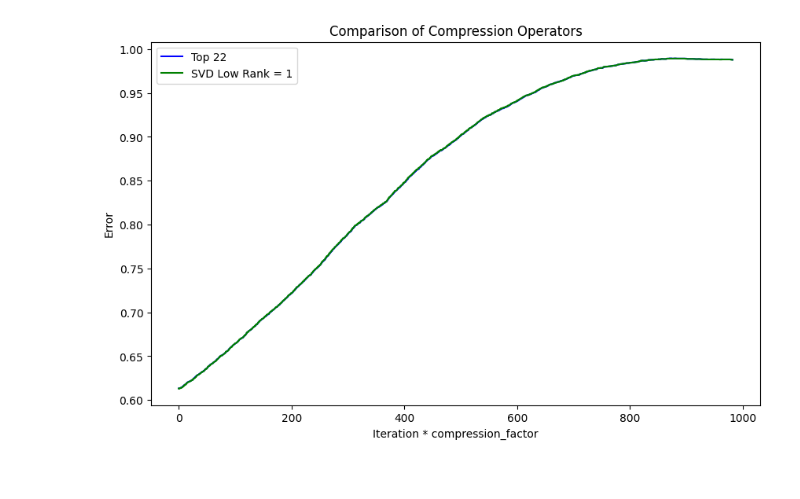
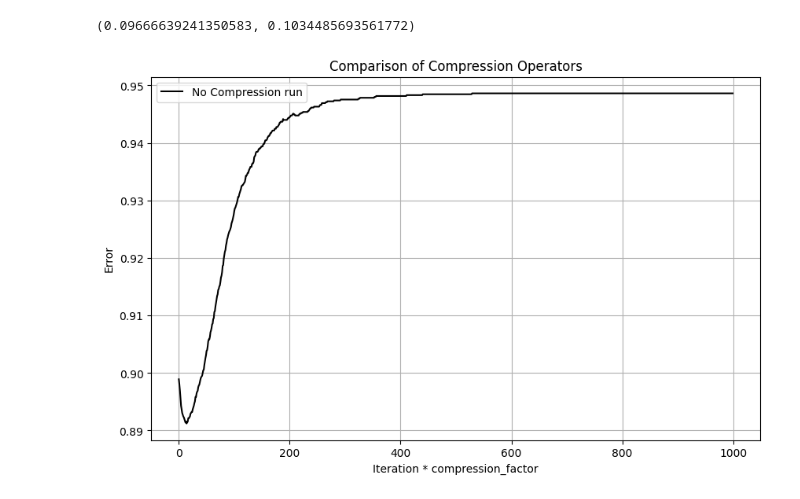
Before and after one commit to NoblFriend/dgd_code_spring2024, a Jupyter notebook: logreg/1.ipynb, the cells around one changed output. Saved outputs shown, nothing was run; the diff lists cells and outputs as text; code cells hidden in the pictures.

```diff
--- a/logreg/1.ipynb
+++ b/logreg/1.ipynb
@@ -14,8 +14,14 @@ y = 2*y-3
 X_train, X_test, y_train, y_test = train_test_split(X, y, test_size=0.2)
 
 L = np.max(np.linalg.eigvals(X.T @ X )).real/n
-lambda_value = L/1000
+lambda_value = L/100
+1/L, lambda_value
+# %% [output]
+(0.09666639241350583, 0.1034485693561772)
 # %%
+
+from numpy import zeros_like
+
 
 def loss(w, X, y, lambda_value):
     yXw = y * (X @ w)
@@ -52,43 +58,45 @@ dgd = gd.DistributedGD(workers, 1/(L))
 
 crit = [
     lambda w: np.linalg.norm(f.grad(w, X_train, y_train, lambda_value)),
-    lambda w: np.mean(np.sign(X @ w) == y)
+    lambda w: np.mean(np.sign(X_train @ w) == y_train),
+    lambda w: loss(w, X_train, y_train, 0)
 ]
 
 def plot_for_compression_operator(w0, num_iter, compress_op, compression_factor, name, color):
     for worker in workers:
         worker.compress_op = compress_op
 
     dgd.reset()
-    dgd.run_ef21(num_iter, w0)
+    dgd.run(num_iter, w0)
     run_ef21_crit_history = [crit[1](w) for w in dgd.history]
 
     scaled_iterations = [i * compression_factor for i in range(len(run_ef21_crit_history))]
 
     plt.plot(scaled_iterations, run_ef21_crit_history, label=f'{name}', color=color)
 
 
 plt.figure(figsize=(10, 6))
 
 compression_operators = [
-    # (comp.identity_op(), 1,  'No Compression run', 'black'),
-    (comp.top_k_op(22), 22/112, 'Top 22', 'blue'),
-    (comp.svd_approximation_low_rank_compression_op(1), (14+8)/112, 'SVD Low Rank = 1', 'green')
+    (comp.identity_op(), 1,  'No Compression run', 'black'),
+    # (comp.top_k_op(22), 22/112, 'Top 22', 'blue'),
+    # (comp.svd_approximation_low_rank_compression_op(1), (14+8)/112, 'SVD Low Rank = 1', 'green')
     # (comp.general_biased_rounding_op(10, 1e-8, 100), 'General Biased Rounding', 'purple'),
     # (comp.natural_dithering_op(4), 'Natural Dithering', 'red'),
 ]
 
 np.random.seed(0)
-w0  = np.random.uniform(low=-100, high=100, size=(d,))
-num_iter = 5000
+w0  = np.zeros(d)
+num_iter = 1000
 for compress_op, compression_factor, name, color in compression_operators:
     plot_for_compression_operator(w0, num_iter, compress_op,compression_factor, name, color)
 
 
 plt.xlabel('Iteration * compression_factor')
 plt.ylabel('Error')
 plt.title('Comparison of Compression Operators')
+plt.grid(True)
 plt.legend()
 plt.show()
 # %% [output]
-[figure, old version]
+[figure, new version]
```
Also changed, not shown: parts of 1 cell of this notebook, 31 other files.
